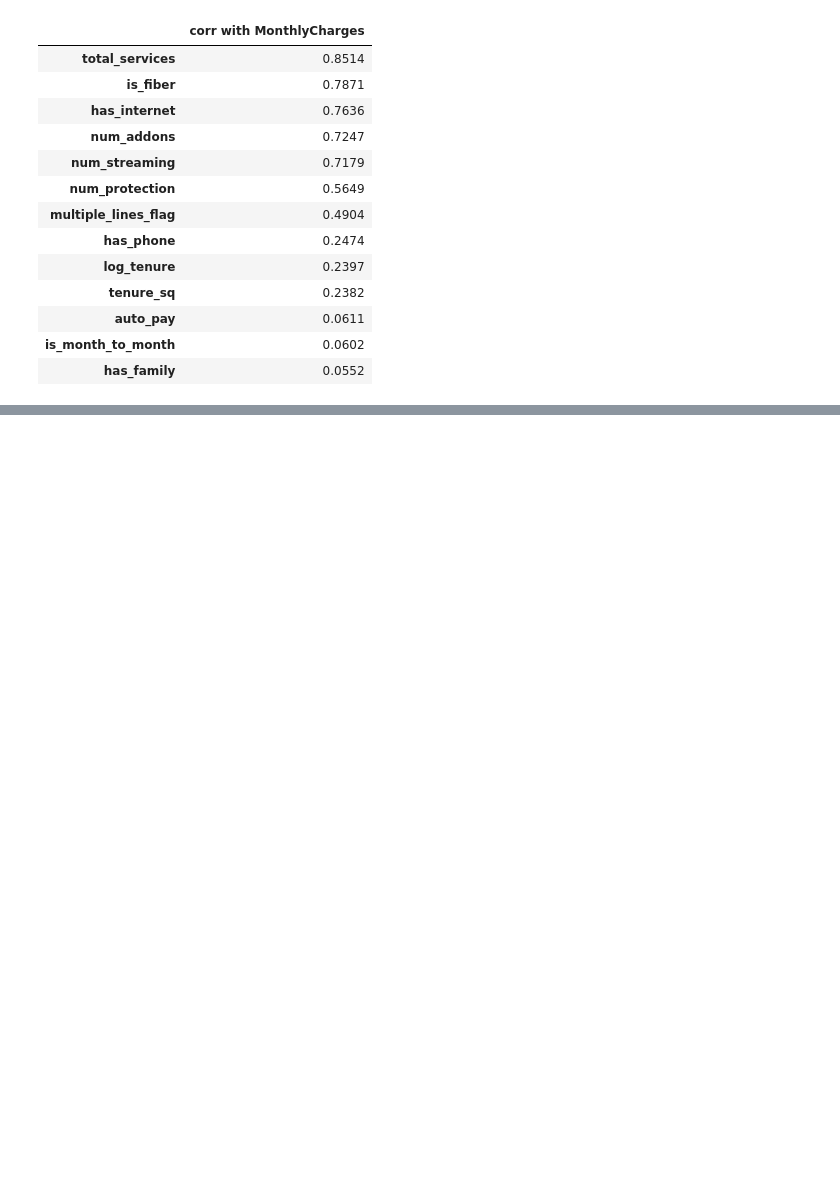
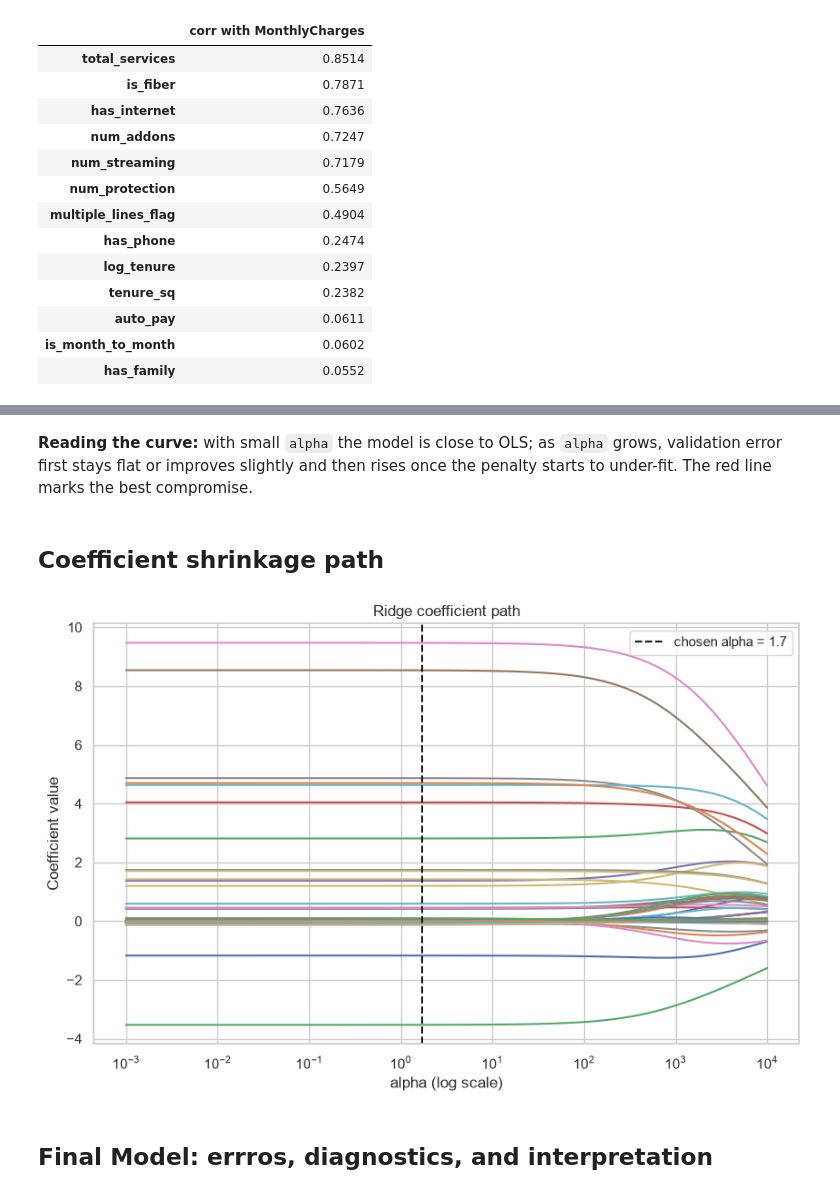
Before and after one commit to anojpradhan/learningDS, a Jupyter notebook: 02_ridge_regression.ipynb, the cells around one changed output, grey strips where cells are left out. Drawn from its saved outputs; the diff is of its cells as text; code cells hidden in the pictures; blank space fills up the shorter version.

```diff
--- a/02_ridge_regression.ipynb
+++ b/02_ridge_regression.ipynb
@@ -204,0 +376,25 @@ corr_with_target.to_frame("corr with MonthlyCharges")
+# %% [markdown]
+**Reading the curve:** with small `alpha` the model is close to OLS; as `alpha` grows, validation error first stays flat or improves slightly and then rises once the penalty starts to under-fit. The red line marks the best compromise.
+# %% [markdown]
+## Coefficient shrinkage path
+# %%
+prep_path = make_preprocessor().fit(X_train)
+Xtr_t = prep_path.transform(X_train)
+feat_names = clean_names(prep_path.get_feature_names_out())
+
+alphas_path = np.logspace(-3, 4, 60)
+coef_path = np.array([Ridge(alpha=a).fit(Xtr_t, y_train).coef_ for a in alphas_path])
+
+plt.figure(figsize=(10, 6))
+plt.plot(alphas_path, coef_path)
+plt.axvline(best_alpha, color="k", ls="--", label=f"chosen alpha = {best_alpha:.3g}")
+plt.xscale("log")
+plt.xlabel("alpha (log scale)")
+plt.ylabel("Coefficient value")
+plt.title("Ridge coefficient path")
+plt.legend()
+plt.show()
+# %% [output]
+[figure, added]
+# %% [markdown]
+## Final Model: errros, diagnostics, and interpretation
```
Also changed, not shown: parts of 18 cells of this notebook.
